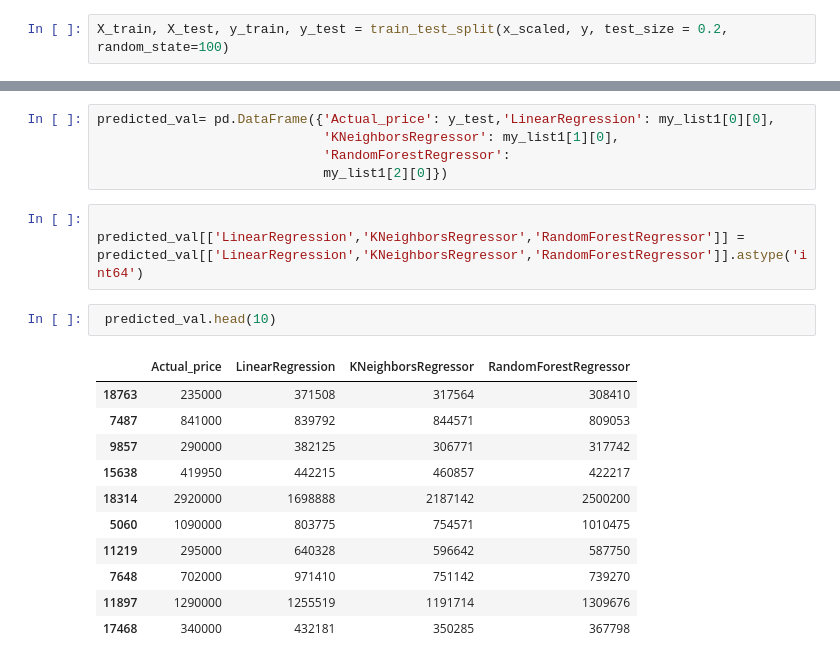
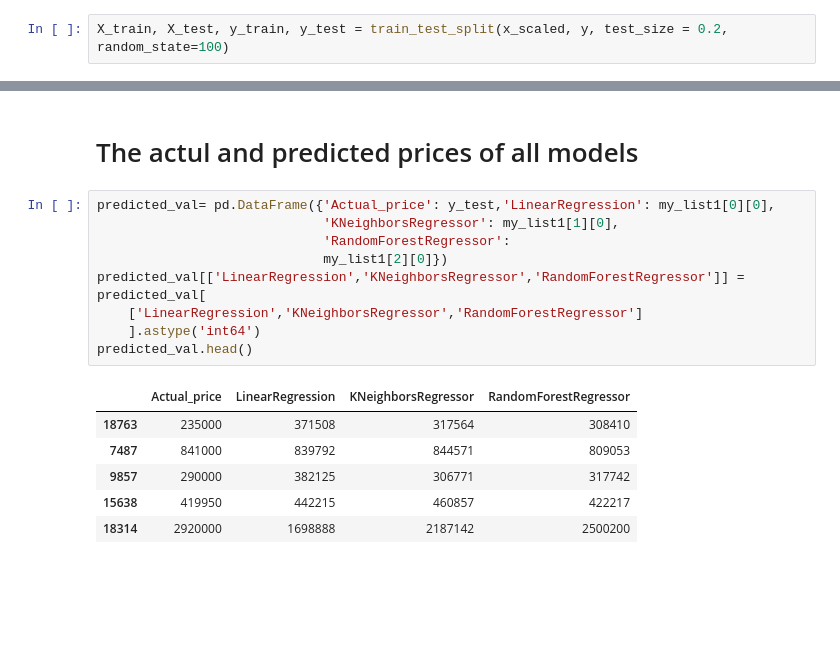
Before and after one commit to hamid89/US_housing_price_project, a Jupyter notebook: python/mid_project.ipynb, the cells around one changed output, grey strips where cells are left out. Saved outputs shown, nothing was run; the diff lists cells and outputs as text; blank space fills up the shorter version.

```diff
--- a/python/mid_project.ipynb
+++ b/python/mid_project.ipynb
@@ -315,22 +293,18 @@ print(len(my_list1))
+# %% [markdown]
+# The actul and predicted prices of all models
 # %%
 predicted_val= pd.DataFrame({'Actual_price': y_test,'LinearRegression': my_list1[0][0],
                              'KNeighborsRegressor': my_list1[1][0],
                              'RandomForestRegressor':
                              my_list1[2][0]})
+predicted_val[['LinearRegression','KNeighborsRegressor','RandomForestRegressor']] = predicted_val[
+    ['LinearRegression','KNeighborsRegressor','RandomForestRegressor']
+    ].astype('int64')
+predicted_val.head()
+# %% [output]
+|  | Actual_price | LinearRegression | KNeighborsRegressor | RandomForestRegressor |
+| 18763 | 235000 | 371508 | 317564 | 308410 |
+| 7487 | 841000 | 839792 | 844571 | 809053 |
+| 9857 | 290000 | 382125 | 306771 | 317742 |
+| 15638 | 419950 | 442215 | 460857 | 422217 |
+| 18314 | 2920000 | 1698888 | 2187142 | 2500200 |
-# %%
-
-predicted_val[['LinearRegression','KNeighborsRegressor','RandomForestRegressor']] = predicted_val[['LinearRegression','KNeighborsRegressor','RandomForestRegressor']].astype('int64')
-# %%
- predicted_val.head(10)
-# %% [output]
-|  | Actual_price | LinearRegression | KNeighborsRegressor | RandomForestRegressor |
-| 18763 | 235000 | 371508 | 317564 | 308410 |
-| 7487 | 841000 | 839792 | 844571 | 809053 |
-| 9857 | 290000 | 382125 | 306771 | 317742 |
-| 15638 | 419950 | 442215 | 460857 | 422217 |
-| 18314 | 2920000 | 1698888 | 2187142 | 2500200 |
-| 5060 | 1090000 | 803775 | 754571 | 1010475 |
-| 11219 | 295000 | 640328 | 596642 | 587750 |
-| 7648 | 702000 | 971410 | 751142 | 739270 |
-| 11897 | 1290000 | 1255519 | 1191714 | 1309676 |
-| 17468 | 340000 | 432181 | 350285 | 367798 |
```
Also changed, not shown: parts of 48 cells of this notebook.
